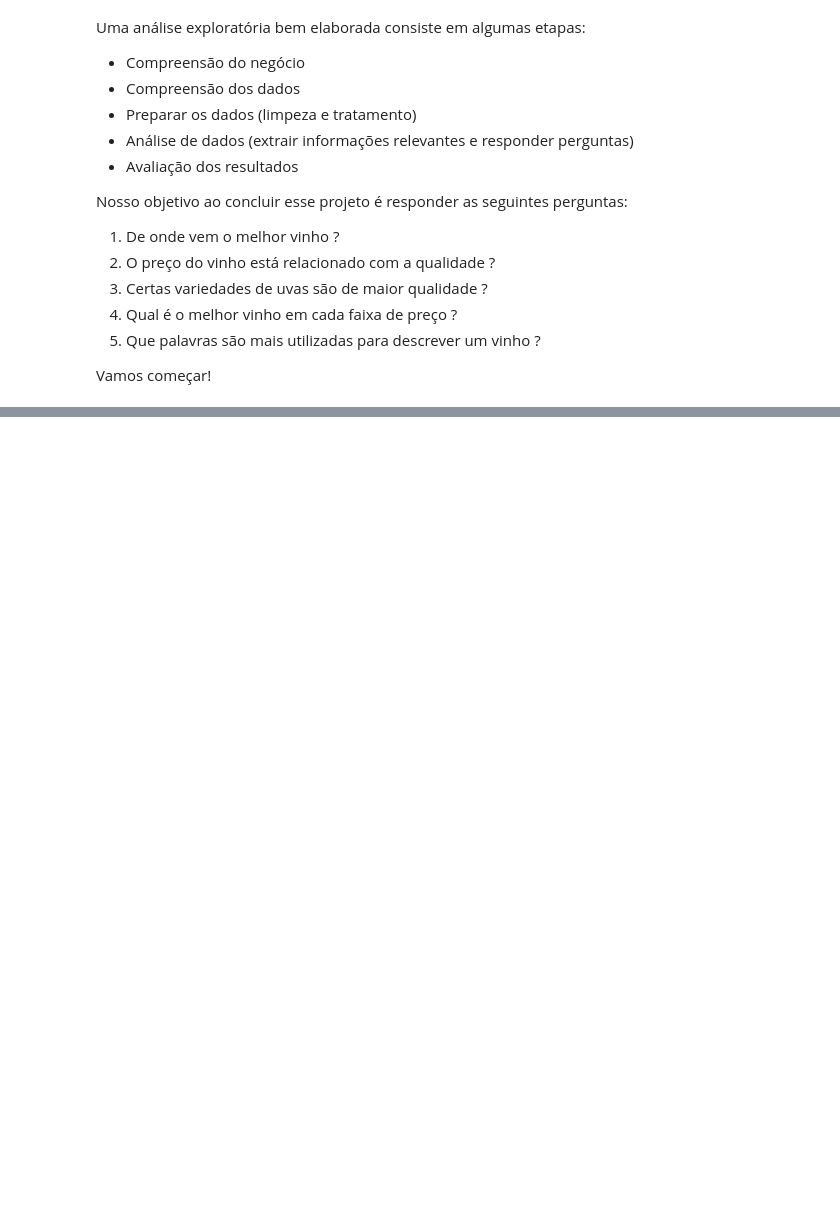
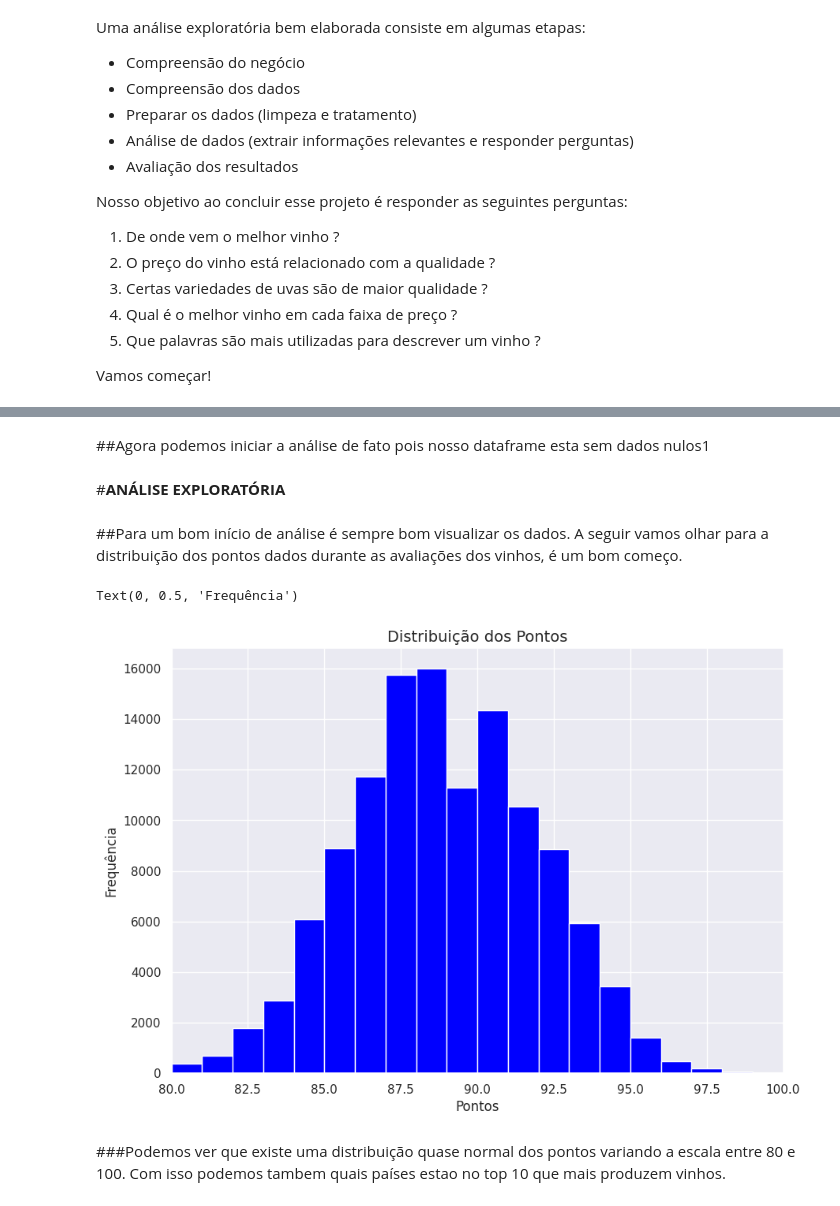
Before and after one commit to SaraSilvaa/Aula-Mineira-o-de-Dados, a Jupyter notebook: Sara_Martins_da_Silva.ipynb, the cells around one changed output, grey strips where cells are left out. Saved outputs shown, nothing was run; the diff lists cells and outputs as text; code cells hidden in the pictures; blank space fills up the shorter version.

```diff
--- a/Sara_Martins_da_Silva.ipynb
+++ b/Sara_Martins_da_Silva.ipynb
@@ -31,0 +42,3 @@ Vamos começar!
+# %%
+df_dataset = pd.read_csv("/content/winemag-data-130k-v2.csv")
+df_dataset.head()
@@ -31,0 +186,2 @@ Vamos começar!
+# %%
+df_dataset_cópia = df_dataset.copy()
@@ -31,0 +190,3 @@ Vamos começar!
+# %%
+df_dataset_cópia = df_dataset_cópia.drop(["Unnamed: 0", "designation", "region_1", "region_2","taster_name", "taster_twitter_handle"], axis=1)
+df_dataset_cópia.head()
@@ -31,0 +236,3 @@ Vamos começar!
+# %%
+df_dataset_cópia = df_dataset_cópia.dropna(subset=["country", "price", "variety"])
+df_dataset_cópia.info()
@@ -31,0 +255,20 @@ Vamos começar!
+# %% [markdown]
+##Agora podemos iniciar a análise de fato pois nosso dataframe esta sem dados nulos1
+# %% [markdown]
+#**ANÁLISE EXPLORATÓRIA**
+# %% [markdown]
+##Para um bom início de análise é sempre bom visualizar os dados. A seguir vamos olhar para a distribuição dos pontos dados durante as avaliações dos vinhos, é um bom começo.
+# %%
+plt.figure(figsize=(10,7))
+plt.hist(data=df_dataset_cópia, x='points',
+         bins=np.arange(80,df_dataset_cópia['points'].max()+1,1),
+         color='blue')
+plt.xlim(80,100)
+plt.title('Distribuição dos Pontos', fontsize=14)
+plt.xlabel('Pontos')
+plt.ylabel('Frequência')
+# %% [output]
+Text(0, 0.5, 'Frequência')
+[figure, added]
+# %% [markdown]
+###Podemos ver que existe uma distribuição quase normal dos pontos variando a escala entre 80 e 100. Com isso podemos tambem quais países estao no top 10 que mais produzem vinhos.
```
Also changed, not shown: parts of 60 cells of this notebook.
